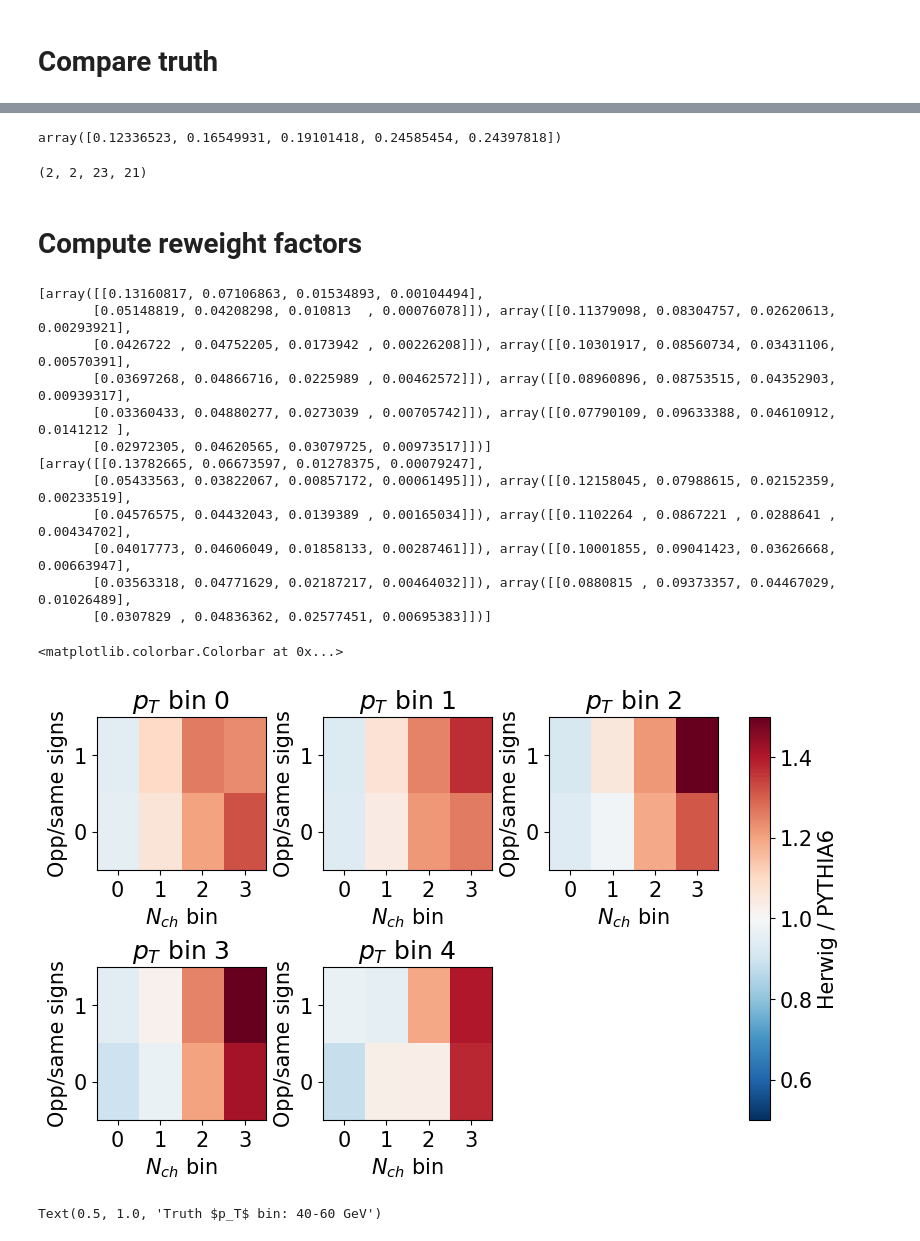
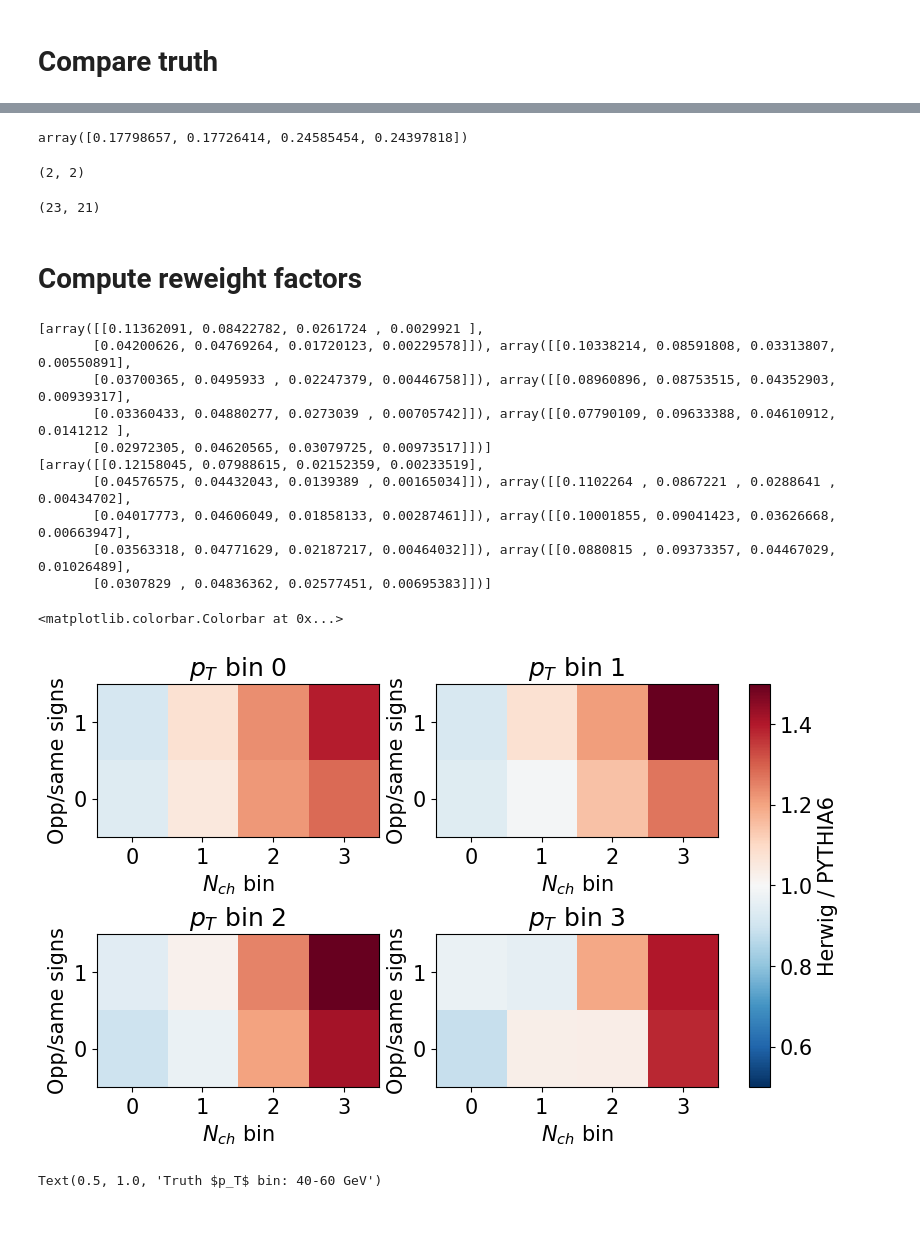
Before and after one commit to y-song/rc, a Jupyter notebook: pp/prior_reweight_2d.ipynb, the cells around one changed output, grey strips where cells are left out. Saved outputs shown, nothing was run; the diff lists cells and outputs as text; code cells hidden in the pictures.

```diff
--- a/pp/prior_reweight_2d.ipynb
+++ b/pp/prior_reweight_2d.ipynb
@@ -18,14 +18,14 @@ EMB_FILE   = '/nfs/roberts/home/ys668/output/run12/all050124_rc_notrueptcons.roo
 COLUMNS   = ['pt', 'nch', 'b', 'w', 'y1', 'y2', 'phi1', 'phi2',
              'pts', 'nchs', 'bs', 'ws', 'y1s', 'y2s', 'phi1s', 'phi2s', 'nefs']
 
-PT_EDGES   = [15, 20, 25, 30, 40, 60]
-PT_CENTERS = [17.5, 22.5, 27.5, 35, 50]
-PT_XERR    = [2.5, 2.5, 2.5, 5, 10]
+PT_EDGES   = [20, 25, 30, 40, 60]
+PT_CENTERS = [22.5, 27.5, 35, 50]
+PT_XERR    = [2.5, 2.5, 5, 10]
 
 plt.rcParams['font.size'] = 15
 # %%
 def bin_df_in_pt(df):
-    return [df[(df.pt > PT_EDGES[i]) & (df.pt < PT_EDGES[i+1])] for i in range(5)]
+    return [df[(df.pt > PT_EDGES[i]) & (df.pt < PT_EDGES[i+1])] for i in range(4)]
 
 def get_rc_and_err_arr(df_arr, ob):
     rc_arr = []
@@ -40,10 +40,7 @@ def get_mc(observables, filename_prefix, pthat_bins):
     dfs = []
     for pthat_bin in pthat_bins:
         df = pd.read_csv(f'{filename_prefix}_{pthat_bin}_rc_truth.txt', names=observables, low_memory=False)
-        if pthat_bin == '11pthat15':
-            df['w'] = float(df.iloc[-1]['xsec']) / 1000000
-        else:
-            df['w'] = float(df.iloc[-1]['xsec']) / 200000
+        df['w'] = float(df.iloc[-1]['xsec']) / 200000
         dfs.append(df)
     return pd.concat(dfs)
 # %%
@@ -58,7 +55,7 @@ def get_nch_arr(df_arr):
 # %%
 # Herwig truth
 df_hw = get_mc(TRUTH_COLS, HERWIG_PREFIX, PTHAT_BINS)
-df_hw = df_hw.query('pt>15 and abs(parent1)>15 and abs(parent2)>15 and abs(pid1)>15 and abs(pid2)>15').copy()
+df_hw = df_hw.query('pt>20 and abs(parent1)>15 and abs(parent2)>15 and abs(pid1)>15 and abs(pid2)>15').copy()
 df_hw.eval('b_ch = q1*q2', inplace=True)
 df_hw_pt = bin_df_in_pt(df_hw)
 
@@ -120,7 +107,7 @@ ax.set_xlabel(r'full jet $p_{\rm{T}}^{\rm{tru}}$ [GeV$/c$]', fontsize=15)
 ax.set_ylabel('$N_{ch}$', fontsize=15)
 ax.set_ylim(0, 6)
 ax.legend(fontsize=12, loc='lower left', frameon=False)
-ax.set_xticks(np.arange(15, 65, 5))
+ax.set_xticks(np.arange(20, 65, 5))
 ax.tick_params(top=True, right=True, bottom=True, left=True, direction='in', which='both')
 plt.show()
 # %% [output]
@@ -128,11 +115,15 @@ plt.show()
 # %%
 np.array(nch_pt_hw) - np.array(nch_pythia6)
 # %% [output]
-array([0.12336523, 0.16549931, 0.19101418, 0.24585454, 0.24397818])
+array([0.17798657, 0.17726414, 0.24585454, 0.24397818])
 # %%
-min(df_hw['nch']), min(df_pythia6['nch']), max(df_hw['nch']), max(df_pythia6['nch'])
+min(df_hw['nch']), min(df_pythia6['nch'])
 # %% [output]
-(2, 2, 23, 21)
+(2, 2)
+# %%
+max(df_hw['nch']), max(df_pythia6['nch'])
+# %% [output]
+(23, 21)
 # %% [markdown]
 # Compute reweight factors
 # %%
@@ -154,45 +145,40 @@ for df in df_pythia6_pt:
 print(b_hw_array)
 print(b_pythia6_array)
 # %% [output]
-[array([[0.13160817, 0.07106863, 0.01534893, 0.00104494],
-       [0.05148819, 0.04208298, 0.010813  , 0.00076078]]), array([[0.11379098, 0.08304757, 0.02620613, 0.00293921],
-       [0.0426722 , 0.04752205, 0.0173942 , 0.00226208]]), array([[0.10301917, 0.08560734, 0.03431106, 0.00570391],
-       [0.03697268, 0.04866716, 0.0225989 , 0.00462572]]), array([[0.08960896, 0.08753515, 0.04352903, 0.00939317],
+[array([[0.11362091, 0.08422782, 0.0261724 , 0.0029921 ],
+       [0.04200626, 0.04769264, 0.01720123, 0.00229578]]), array([[0.10338214, 0.08591808, 0.03313807, 0.00550891],
+       [0.03700365, 0.0495933 , 0.02247379, 0.00446758]]), array([[0.08960896, 0.08753515, 0.04352903, 0.00939317],
        [0.03360433, 0.04880277, 0.0273039 , 0.00705742]]), array([[0.07790109, 0.09633388, 0.04610912, 0.0141212 ],
        [0.02972305, 0.04620565, 0.03079725, 0.00973517]])]
-[array([[0.13782665, 0.06673597, 0.01278375, 0.00079247],
-       [0.05433563, 0.03822067, 0.00857172, 0.00061495]]), array([[0.12158045, 0.07988615, 0.02152359, 0.00233519],
+[array([[0.12158045, 0.07988615, 0.02152359, 0.00233519],
        [0.04576575, 0.04432043, 0.0139389 , 0.00165034]]), array([[0.1102264 , 0.0867221 , 0.0288641 , 0.00434702],
        [0.04017773, 0.04606049, 0.01858133, 0.00287461]]), array([[0.10001855, 0.09041423, 0.03626668, 0.00663947],
        [0.03563318, 0.04771629, 0.02187217, 0.00464032]]), array([[0.0880815 , 0.09373357, 0.04467029, 0.01026489],
        [0.0307829 , 0.04836362, 0.02577451, 0.00695383]])]
 # %%
-ratio = np.stack(b_hw_array) / np.stack(b_pythia6_array)  # (5, 2, 4)
+ratio = np.stack(b_hw_array) / np.stack(b_pythia6_array)  # (4, 2, 4)
 
 # Use a shared color scale centered at 1 (equal fractions).
 delta = np.max(np.abs(ratio - 1))
 
-fig, axes = plt.subplots(2,3, figsize=(8, 5), layout="constrained")
-for i, ax in enumerate(axes.flat[:-1]):
+fig, axes = plt.subplots(2, 2, figsize=(8, 5), layout="constrained")
+for i, ax in enumerate(axes.flat):
     im = ax.imshow(
         ratio[i],
         origin="lower",
         aspect="auto",
         cmap="RdBu_r",
         vmin=0.5, #1 - delta,
         vmax=1.5 #1 + delta,
     )
     ax.set(title=f"$p_T$ bin {i}", xlabel="$N_{ch}$ bin", ylabel="Opp/same signs")
     ax.set_xticks(range(ratio.shape[2]))
     ax.set_yticks(range(ratio.shape[1]))
 
-for ax in [axes.flat[-1]]:
-    ax.set_visible(False)
-
 fig.colorbar(im, ax=axes.ravel(), label="Herwig / PYTHIA6")
 # %% [output]
 <matplotlib.colorbar.Colorbar at 0x...>
-[figure, old version]
+[figure, new version]
 # %%
 plt.hist(df_hw[(df_hw.pt>40) & (df_hw.pt<60)]['nch'], weights=df_hw[(df_hw.pt>40) & (df_hw.pt<60)]['w'], bins=np.arange(2, 22, 2), density=True, histtype='step', label='HERWIG')
 plt.hist(df_pythia6[(df_pythia6.pt>40) & (df_pythia6.pt<60)]['nch'], weights=df_pythia6[(df_pythia6.pt>40) & (df_pythia6.pt<60)]['w'], bins=np.arange(2, 22, 2), density=True, histtype='step', label='PYTHIA6')
```
Also changed, not shown: parts of 13 cells of this notebook, 2 other files.
